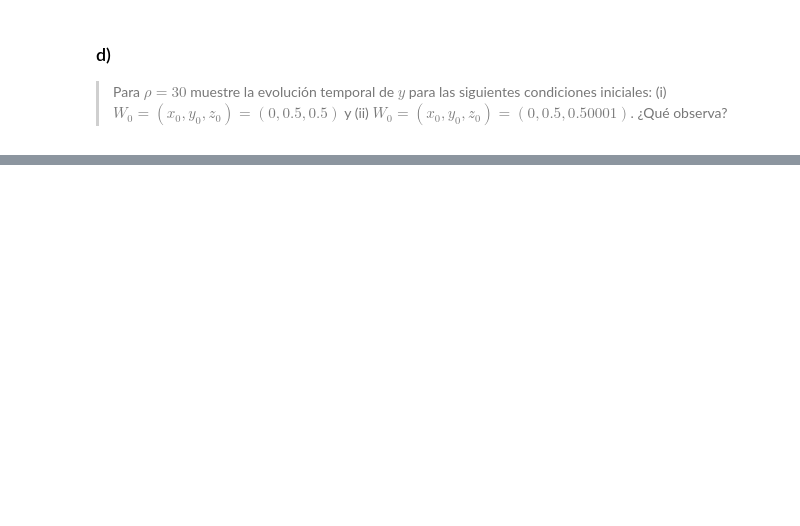
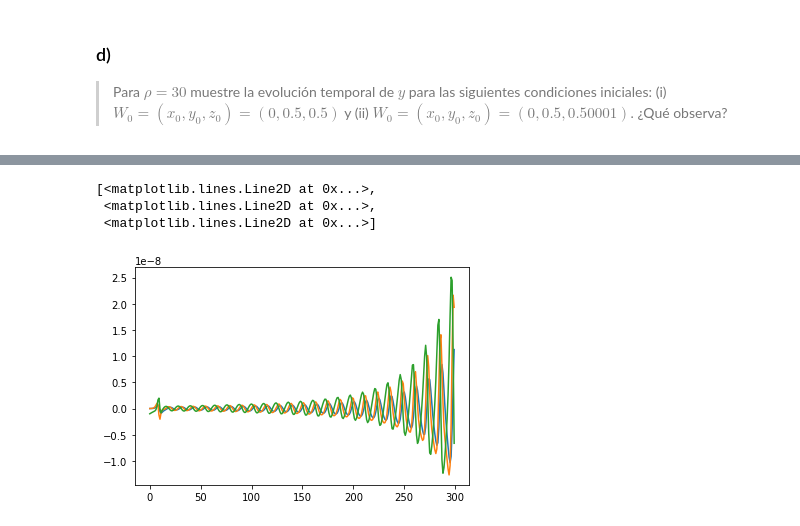
Before and after one commit to maurosilber/fluidos, a Jupyter notebook: guia3/problema2.ipynb, the cells around one changed output, grey strips where cells are left out. Saved outputs shown, nothing was run; the diff lists cells and outputs as text; code cells hidden in the pictures; blank space fills up the shorter version.

```diff
--- a/guia3/problema2.ipynb
+++ b/guia3/problema2.ipynb
@@ -167,0 +207,24 @@ for z0 in (0.5, 0.50001):
+# %%
+def sol(z0, *, t):
+    return solve_ivp(
+        lorenz(sigma=10, beta=8 / 3, rho=30),
+        t_span=(t[0], t[-1]),
+        t_eval=t,
+        y0=(0, 0.5, z0),
+        **solver_kwargs,
+    ).y
+
+delta_z0 = np.logspace(-9, -3, 6)
+
+t = np.linspace(0, 50, 1_000)
+sol_0 = sol(0.5, t=t)
+sol_1 = sol(0.5 + delta_z0[0], t=t)
+# %%
+diff = (sol_0 - sol_1)
+
+plt.plot(diff.T[:300])
+# %% [output]
+[<matplotlib.lines.Line2D at 0x...>,
+ <matplotlib.lines.Line2D at 0x...>,
+ <matplotlib.lines.Line2D at 0x...>]
+[figure, added]
```
Also changed, not shown: parts of 12 cells of this notebook, 1 other file.
